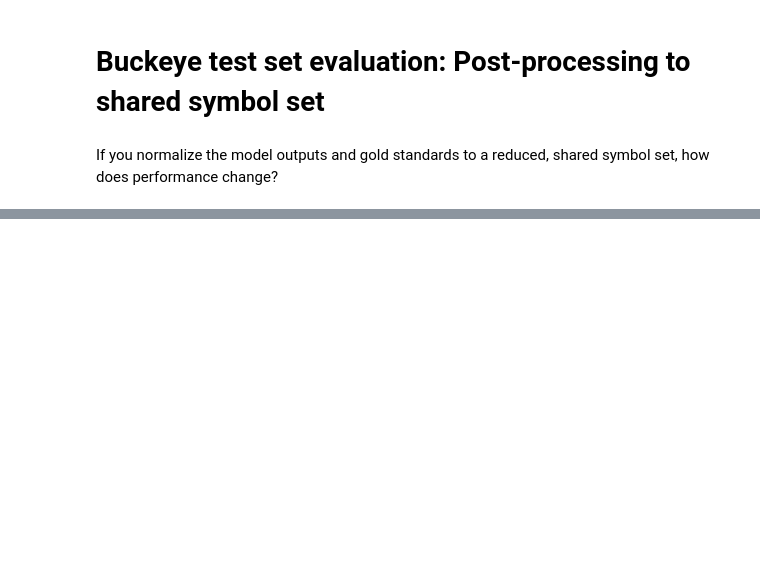
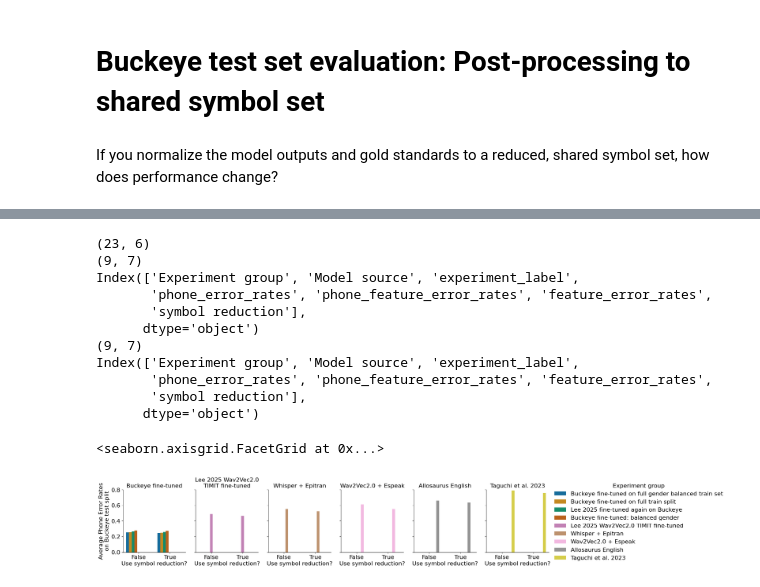
Before and after one commit to UMassCDS/wav2ipa, a Jupyter notebook: notebooks/amp_presentation/buckeye_post_processing_evaluation.ipynb, the cells around one changed output, grey strips where cells are left out. Saved outputs shown, nothing was run; the diff lists cells and outputs as text; code cells hidden in the pictures; blank space fills up the shorter version.

```diff
--- a/notebooks/amp_presentation/buckeye_post_processing_evaluation.ipynb
+++ b/notebooks/amp_presentation/buckeye_post_processing_evaluation.ipynb
@@ -41,0 +311,45 @@ DETAILED_RESULTS_DIR = Path("../data/evaluation_results/detailed_predictions/")
+# %%
+# Read and join best experiments without symbol reduction
+symbol_reduction_key = "symbol reduction"
+original_best_exp = pd.read_csv(BEST_OUT_CSV)
+print(original_best_exp.shape)
+original_best_exp[symbol_reduction_key] = False
+
+best_reduction_exp = best_experiment_in_group.copy()
+best_reduction_exp[symbol_reduction_key] = True
+original_best_exp = pd.merge(original_best_exp, best_reduction_exp[[EXP_GROUP_DISPLAY_KEY, MODEL_SOURCE_KEY]], how="inner", on=[EXP_GROUP_DISPLAY_KEY, MODEL_SOURCE_KEY])
+print(original_best_exp.shape)
+print(original_best_exp.columns)
+print(best_reduction_exp.shape)
+print(best_reduction_exp.columns)
+joined_best_exp = pd.concat([original_best_exp, best_reduction_exp])
+
+# Update display names
+joined_best_exp.loc[joined_best_exp[MODEL_SOURCE_KEY] == "Lee 2025 Wav2Vec2.0 TIMIT fine-tuned", [MODEL_SOURCE_KEY]] = "Lee 2025 Wav2Vec2.0\nTIMIT fine-tuned"
+# Display side by-side the impact of symbol reduction
+g = sns.catplot(joined_best_exp,
+                kind="bar",
+                col=MODEL_SOURCE_KEY,
+                x=symbol_reduction_key,
+                y="phone_error_rates",
+                hue=EXP_GROUP_DISPLAY_KEY,
+                height=4, aspect=0.75,
+                palette="colorblind"
+            )
+g.set_axis_labels("Use symbol reduction?", "Average Phone Error Rates\non Buckeye test split")
+g.set(ylim=(0, 0.8))
+g.set_titles("{col_name}")
+# %% [output]
+(23, 6)
+(9, 7)
+Index(['Experiment group', 'Model source', 'experiment_label',
+       'phone_error_rates', 'phone_feature_error_rates', 'feature_error_rates',
+       'symbol reduction'],
+      dtype='object')
+(9, 7)
+Index(['Experiment group', 'Model source', 'experiment_label',
+       'phone_error_rates', 'phone_feature_error_rates', 'feature_error_rates',
+       'symbol reduction'],
+      dtype='object')
+<seaborn.axisgrid.FacetGrid at 0x...>
+[figure, added]
```
Also changed, not shown: parts of 9 cells of this notebook, 1 other file.
